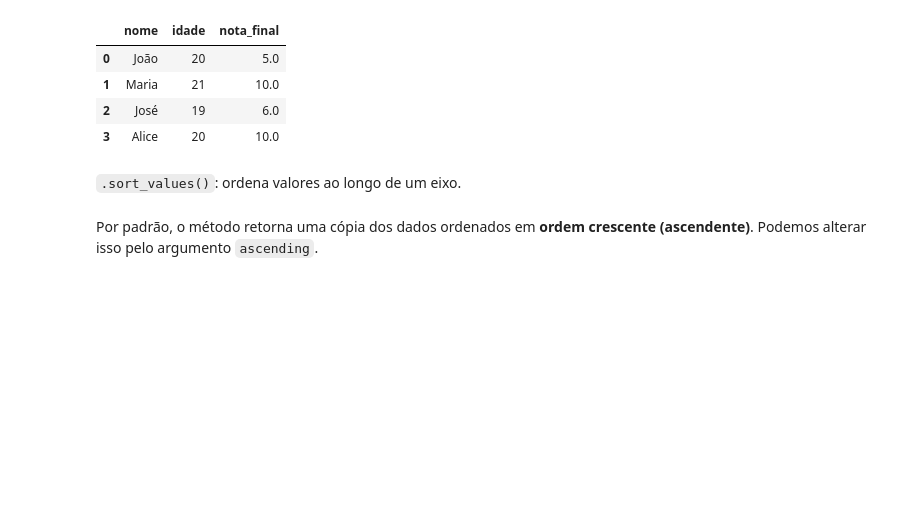
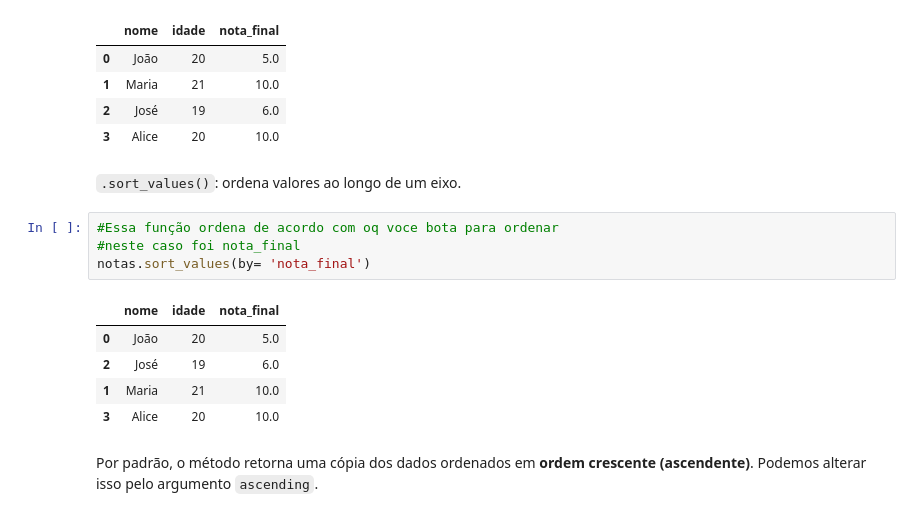
Before and after one commit to JairCipriano/projeto_machine_learning, a Jupyter notebook: projeto_pandas/manipulacao_de_dados_codigo_base.ipynb, the cells around one changed output. Drawn from its saved outputs; the diff is of its cells as text; blank space fills up the shorter version.

```diff
--- a/projeto_pandas/manipulacao_de_dados_codigo_base.ipynb
+++ b/projeto_pandas/manipulacao_de_dados_codigo_base.ipynb
@@ -1841,5 +1887,15 @@ notas
 | 3 | Alice | 20 | 10.0 |
 # %% [markdown]
 `.sort_values()`: ordena valores ao longo de um eixo.
+# %%
+#Essa função ordena de acordo com oq voce bota para ordenar
+#neste caso foi nota_final
+notas.sort_values(by= 'nota_final')
+# %% [output]
+|  | nome | idade | nota_final |
+| 0 | João | 20 | 5.0 |
+| 2 | José | 19 | 6.0 |
+| 1 | Maria | 21 | 10.0 |
+| 3 | Alice | 20 | 10.0 |
 # %% [markdown]
 Por padrão, o método retorna uma cópia dos dados ordenados em **ordem crescente (ascendente)**. Podemos alterar isso pelo argumento `ascending`.
```
Also changed, not shown: parts of 18 cells of this notebook.
